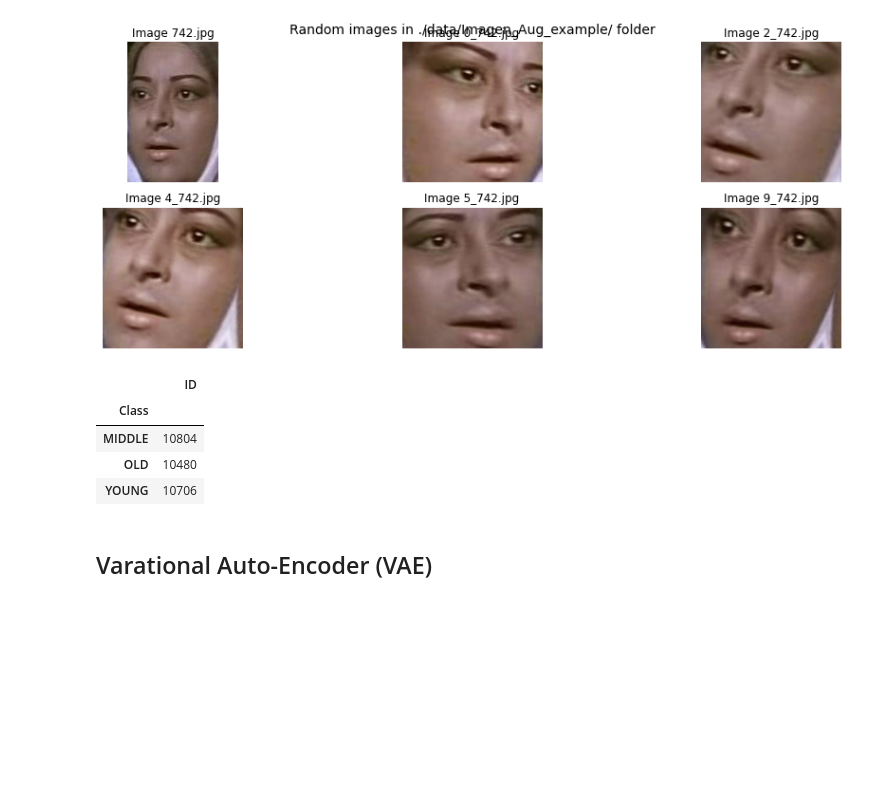
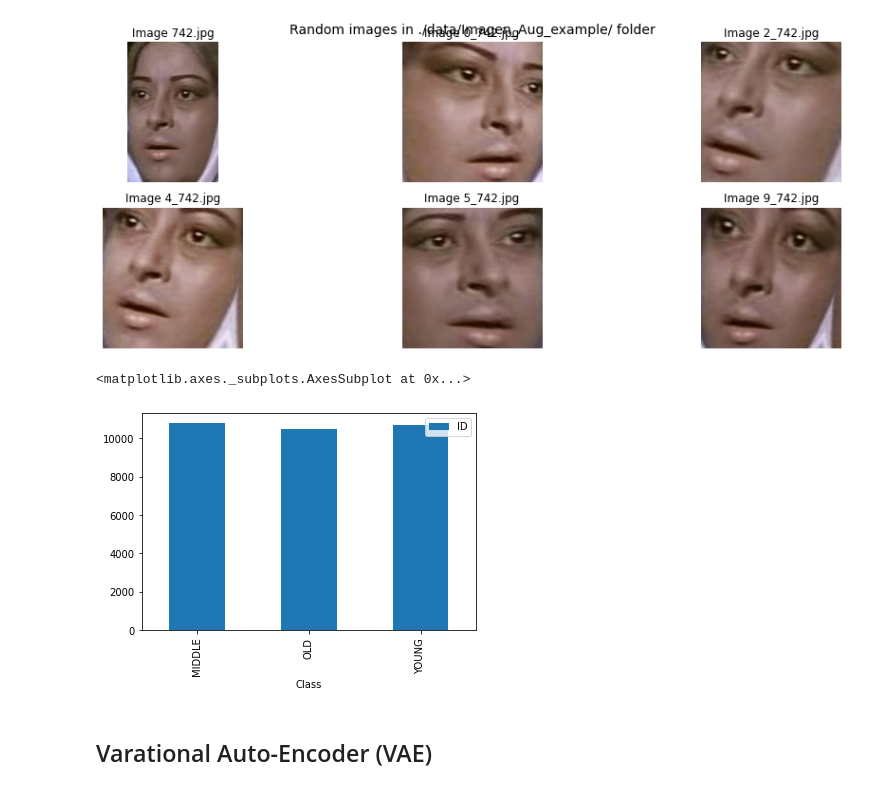
Before and after one commit to TEAM-IMT/Age-Detection-Actors-Challenge, a Jupyter notebook: age_detection_actors.ipynb, the cells around one changed output. Cells and saved outputs as stored; diff of their text form; code cells hidden in the pictures; blank space fills up the shorter version.

```diff
--- a/age_detection_actors.ipynb
+++ b/age_detection_actors.ipynb
@@ -290,13 +302,10 @@ images_dir_plot("./data/Imagen_Aug_example/",nrows=2,ncols=3, random=False)
 # %%
 Labels = pd.read_csv("./data/Train_Augmented.csv",index_col="Unnamed: 0")
 
-Labels.groupby(["Class"]).count()
+Labels.groupby(["Class"]).count().plot.bar()
 # %% [output]
-|  | ID |
-| Class |  |
-| MIDDLE | 10804 |
-| OLD | 10480 |
-| YOUNG | 10706 |
+<matplotlib.axes._subplots.AxesSubplot at 0x...>
+[figure, added]
 # %% [markdown]
 ## Varational Auto-Encoder (VAE)
 # %% [markdown]
```
Also changed, not shown: parts of 20 cells of this notebook, 3 other files.
